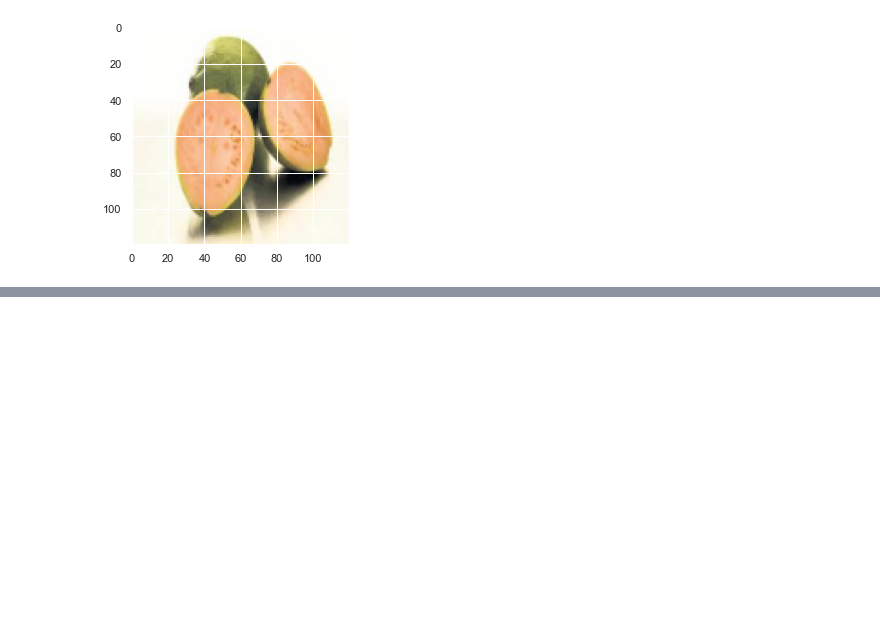
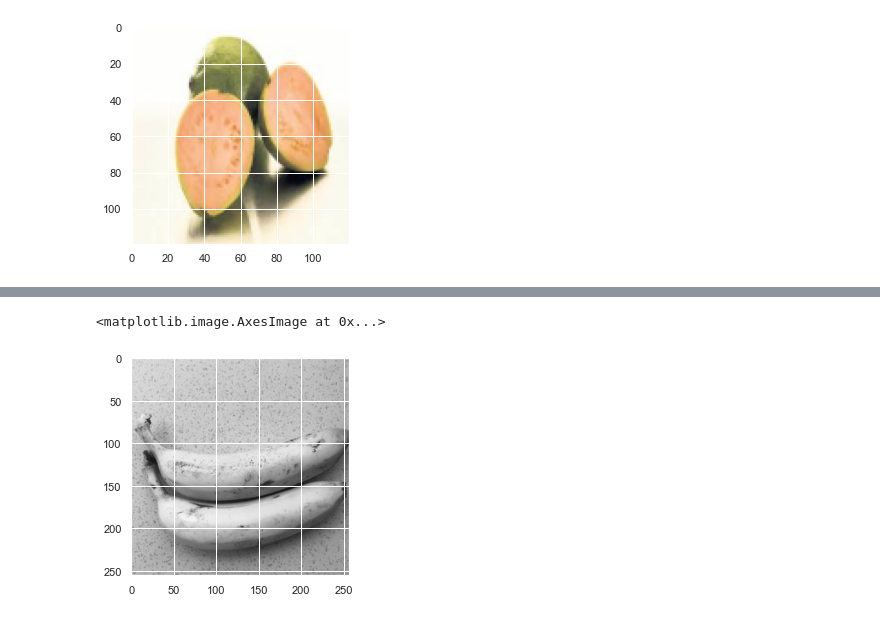
Before and after one commit to ChetanKrishna07/Fruit_Recognition, a Jupyter notebook: ImageProssesing.ipynb, the cells around one changed output, grey strips where cells are left out. Cells and saved outputs as stored; diff of their text form; code cells hidden in the pictures; blank space fills up the shorter version.

```diff
--- a/ImageProssesing.ipynb
+++ b/ImageProssesing.ipynb
@@ -143,0 +100,5 @@ IndexError: list index out of range
+# %%
+plt.imshow(gray)
+# %% [output]
+<matplotlib.image.AxesImage at 0x...>
+[figure, added]
```
Also changed, not shown: parts of 17 cells of this notebook.
